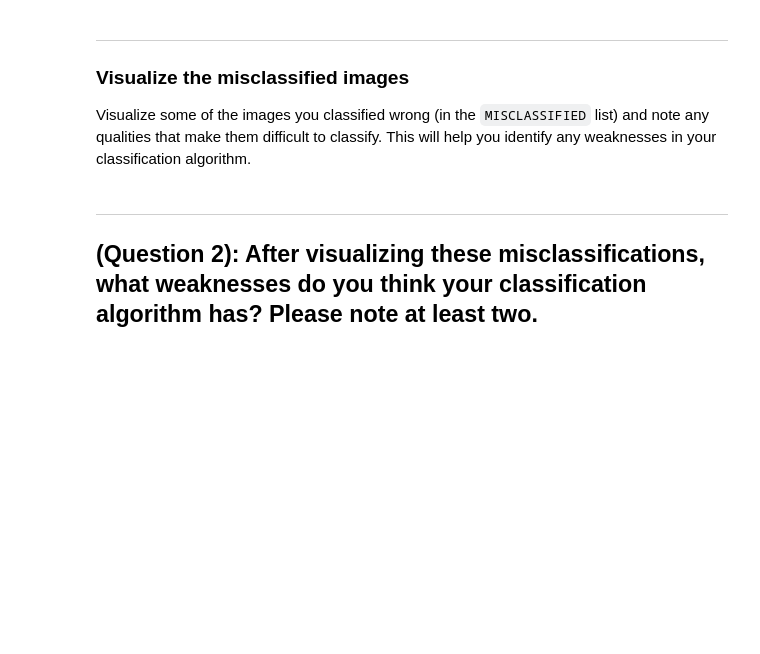
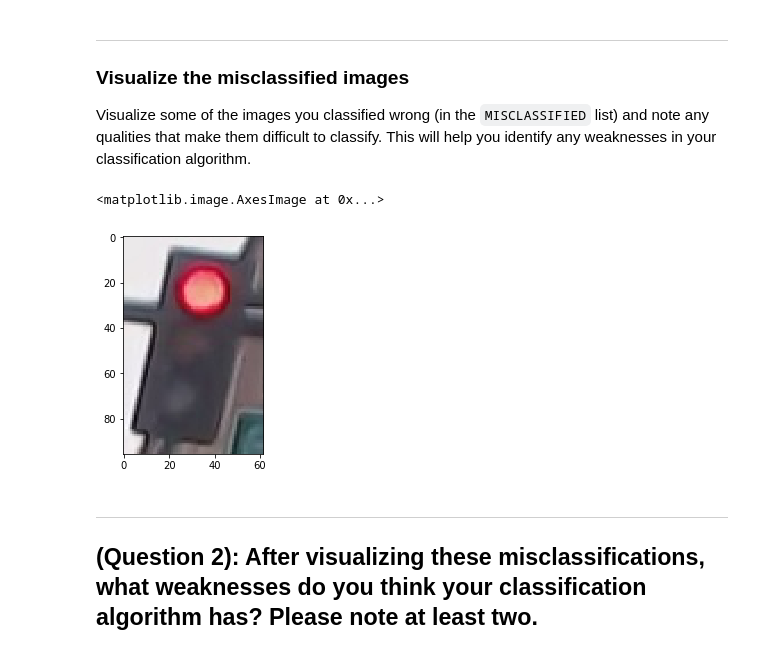
Before and after one commit to jiangnanqw12/Intro-to-Self-Driving-Cars, a Jupyter notebook: 9.Computer Vision and Machine Learning/Project Traffic Light Classifier/Traffic_Light_Classifier.ipynb, the cells around one changed output. Drawn from its saved outputs; the diff is of its cells as text; code cells hidden in the pictures; blank space fills up the shorter version.

```diff
--- a/9.Computer Vision and Machine Learning/Project Traffic Light Classifier/Traffic_Light_Classifier.ipynb
+++ b/9.Computer Vision and Machine Learning/Project Traffic Light Classifier/Traffic_Light_Classifier.ipynb
@@ -351,9 +351,11 @@ From this feature, you should be able to estimate an image's label and classify
 def create_feature(rgb_image):
 
     ## TODO: Convert image to HSV color space
-    cv2.cvtColor(rgb_image,cv2.COLOR_RGB2HSV)
+    hsv=cv2.cvtColor(rgb_image,cv2.COLOR_RGB2HSV)
+    v=hsv[:,:,2]
     ## TODO: Create and return a feature value and/or vector
     feature = []
+    feature=np.sum(v,axis=1)
 
 
     return feature
@@ -376,6 +404,24 @@ You are encouraged to write any helper functions or visualization code that you
 ---
 <a id='task8'></a>
 ### (IMPLEMENTATION): Build a complete classifier
+# %%
+def get_crop_image(image):
+    row_crop=3
+    col_crop=10
+    return image[row_crop:-row_crop,col_crop:-col_crop]
+# %%
+def create_feature(rgb_image):
+
+    ## TODO: Convert image to HSV color space
+    hsv=cv2.cvtColor(rgb_image,cv2.COLOR_RGB2HSV)
+    v=hsv[:,:,2]
+
+    ## TODO: Create and return a feature value and/or vector
+    feature = []
+    feature=np.sum(get_crop_image(v),axis=1)
+
+
+    return feature
 # %%
 # This function should take in RGB image input
 # Analyze that image using your feature creation code and output a one-hot encoded label
@@ -384,6 +430,22 @@ def estimate_label(rgb_image):
     ## TODO: Extract feature(s) from the RGB image and use those features to
     ## classify the image and output a one-hot encoded label
     predicted_label = []
+    croped_image=get_crop_image(rgb_image)
+    feature=create_feature(rgb_image)
+    red=np.sum(feature[0:10])
+    yellow=np.sum(feature[12:17])
+    green=np.sum(feature[16:])
+    if red>yellow:
+        if red >green:
+            predicted_label=[1,0,0]
+        else:
+            predicted_label=[0,0,1]
+
+    else:
+        if yellow>green:
+            predicted_label=[0,1,0]
+        else:
+            predicted_label=[0,0,1]
 
     return predicted_label
 # %% [markdown]
@@ -463,7 +528,11 @@ Visualize some of the images you classified wrong (in the `MISCLASSIFIED` list)
 # %%
 # Visualize misclassified example(s)
 ## TODO: Display an image in the `MISCLASSIFIED` list
 ## TODO: Print out its predicted label - to see what the image *was* incorrectly classified as
+plt.imshow(MISCLASSIFIED[4][0])
+# %% [output]
+<matplotlib.image.AxesImage at 0x...>
+[figure, added]
 # %% [markdown]
 ---
 <a id='question2'></a>
```
Also changed, not shown: parts of 9 cells of this notebook, 2 other files.
